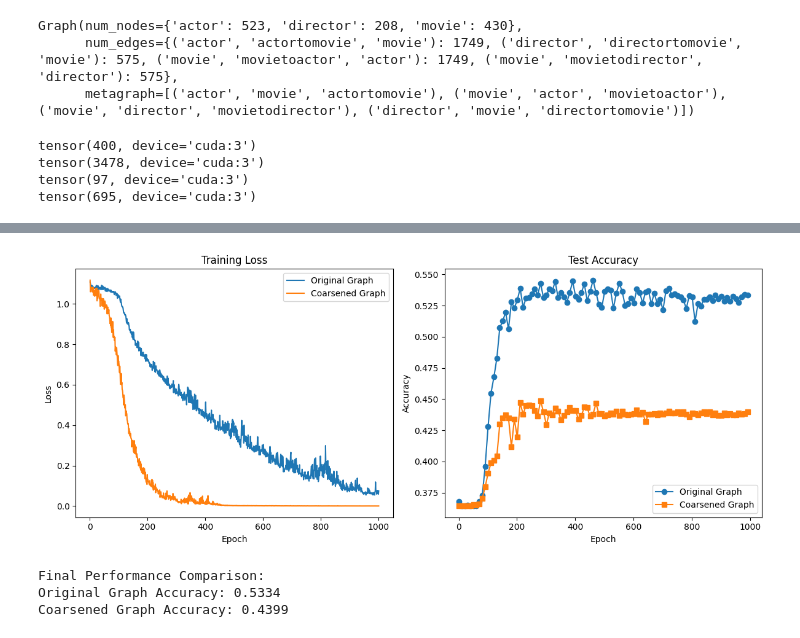
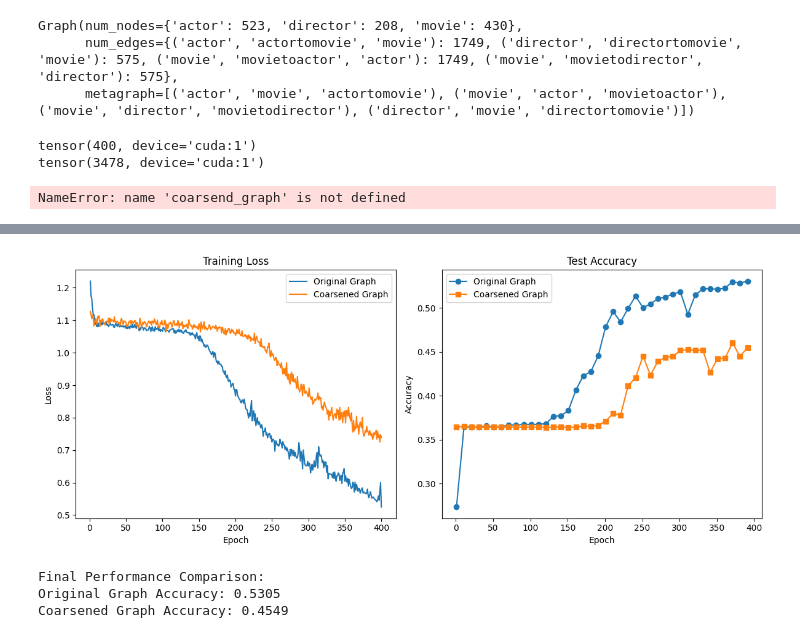
Before and after one commit to Robino-CK/hetero-conv-matching, a Jupyter notebook: test_imdb.ipynb, the cells around one changed output, grey strips where cells are left out. Drawn from its saved outputs; the diff is of its cells as text; code cells hidden in the pictures.

```diff
--- a/test_imdb.ipynb
+++ b/test_imdb.ipynb
@@ -13,11 +13,12 @@ Graph(num_nodes={'actor': 5257, 'director': 2081, 'movie': 4278},
       num_edges={('actor', 'actortomovie', 'movie'): 12828, ('director', 'directortomovie', 'movie'): 4278, ('movie', 'movietoactor', 'actor'): 12828, ('movie', 'movietodirector', 'director'): 4278},
       metagraph=[('actor', 'movie', 'actortomovie'), ('movie', 'actor', 'movietoactor'), ('movie', 'director', 'movietodirector'), ('director', 'movie', 'directortomovie')])
 # %%
-device = "cuda:3"
+device = "cuda:1"
 original_graph = original_graph.to(device)
 num_nearest_init_neighbors_per_type = {"actortomovie": 50, "directortomovie": 50, "movietoactor":50, "movietodirector":50, "actor":50, "director":50, "movie":50}
-
-coarsener = HeteroRGCNCoarsener(original_graph, 0.5, num_nearest_init_neighbors_per_type, device=device, use_cca=True, pairs_per_level=20,norm_p=1, approx_neigh=True, add_feat=False, use_out_degree=False)
+from Projections.CCA import CCA
+from Projections.JLRandom import JLRandomProjection
+coarsener = HeteroRGCNCoarsener(original_graph, 0.5, num_nearest_init_neighbors_per_type, device=device,cca_cls=CCA, use_zscore=False, pairs_per_level=20,norm_p=1, approx_neigh=True, add_feat=False, use_out_degree=False)
 
 coarsener.init()
 # %% [output]
@@ -30,7 +30,9 @@ TypeError: __init__() got an unexpected keyword argument 'n_components'
 import warnings
 warnings.filterwarnings("ignore", category=UserWarning)
 # %%
-coarsener.r = 0.5
+coarsener.r = 0.1
+
+
 coarsener.summarize()
 # %% [output]
 step: 0, ratio: 1.0
@@ -76,10 +78,9 @@ print(original_graph.nodes["movie"].data["test_mask"].sum())
 print(coarsend_graph.nodes["movie"].data["train_mask"].sum())
 print(coarsend_graph.nodes["movie"].data["test_mask"].sum())
 # %% [output]
-tensor(400, device='cuda:3')
-tensor(3478, device='cuda:3')
-tensor(97, device='cuda:3')
-tensor(695, device='cuda:3')
+tensor(400, device='cuda:1')
+tensor(3478, device='cuda:1')
+NameError: name 'coarsend_graph' is not defined
 # %%
 import torch
 import dgl
@@ -270,7 +271,7 @@ c_metadata=(c_node_types, c_edge_types)
 target_node_type = "movie"
 # Your existing model definition
 model_original = ImprovedHeteroGNN(metadata=o_metadata,target_feat=target_node_type, x_dict= original_x_dict ,num_classes= 3, dropout=0.1, hidden_channels=256, with_non_linear= True)
-model_coarsened = ImprovedHeteroGNN(metadata=c_metadata, target_feat=target_node_type,x_dict= coarsened_x_dict,num_classes= 3, dropout=0.1,hidden_channels=256, with_non_linear= True)
+model_coarsened = ImprovedHeteroGNN(metadata=c_metadata, target_feat=target_node_type,x_dict= coarsened_x_dict,num_classes= 3, dropout=0.1,hidden_channels=128, with_non_linear= True)
 model_original = model_original.to(device)
 model_coarsened = model_coarsened.to(device)
 # Optimizers
@@ -406,7 +407,7 @@ results = {
     "coarsened_acc": [],
     "inverted_acc": []
 }
-epochs = 1000
+epochs = 400
 for epoch in range(epochs):
     # Train both models
     original_loss = train_original()
@@ -489,5 +490,5 @@ Epoch 991:
   Inverted Coarsened - Accuracy: 0.0000
-[figure, old version]
+[figure, new version]
 Final Performance Comparison:
-Original Graph Accuracy: 0.5334
-Coarsened Graph Accuracy: 0.4399
+Original Graph Accuracy: 0.5305
+Coarsened Graph Accuracy: 0.4549
```
Also changed, not shown: parts of 2 cells of this notebook, 2 other files.
